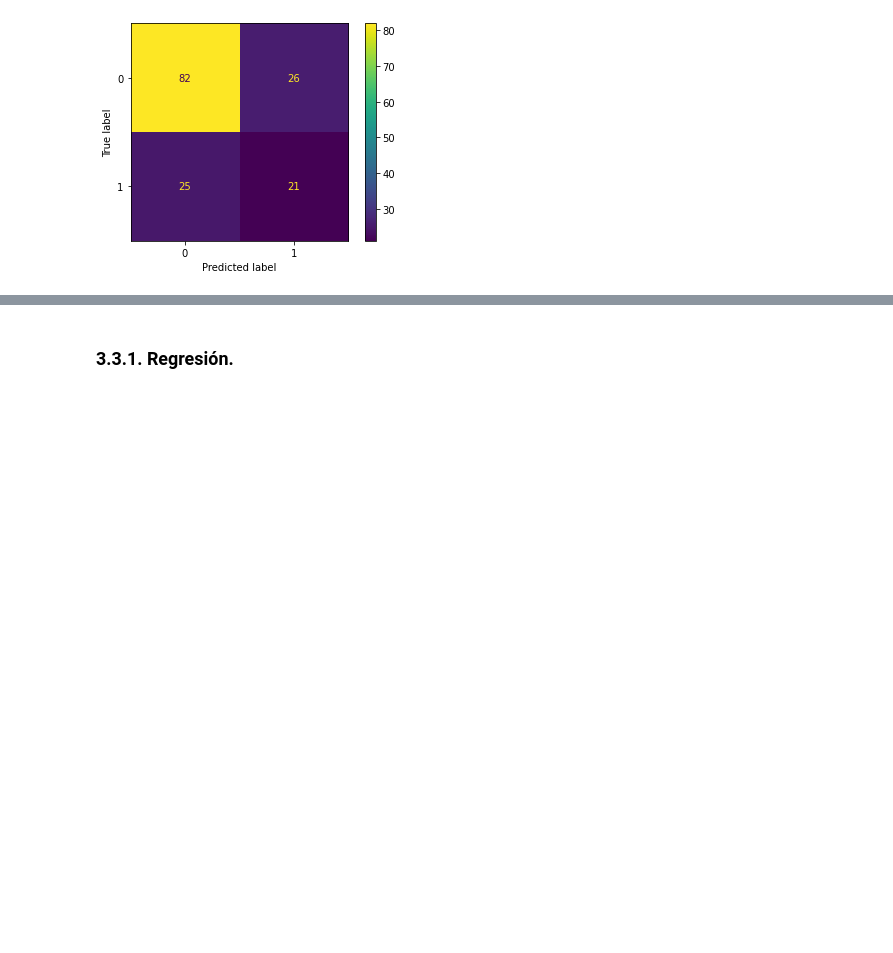
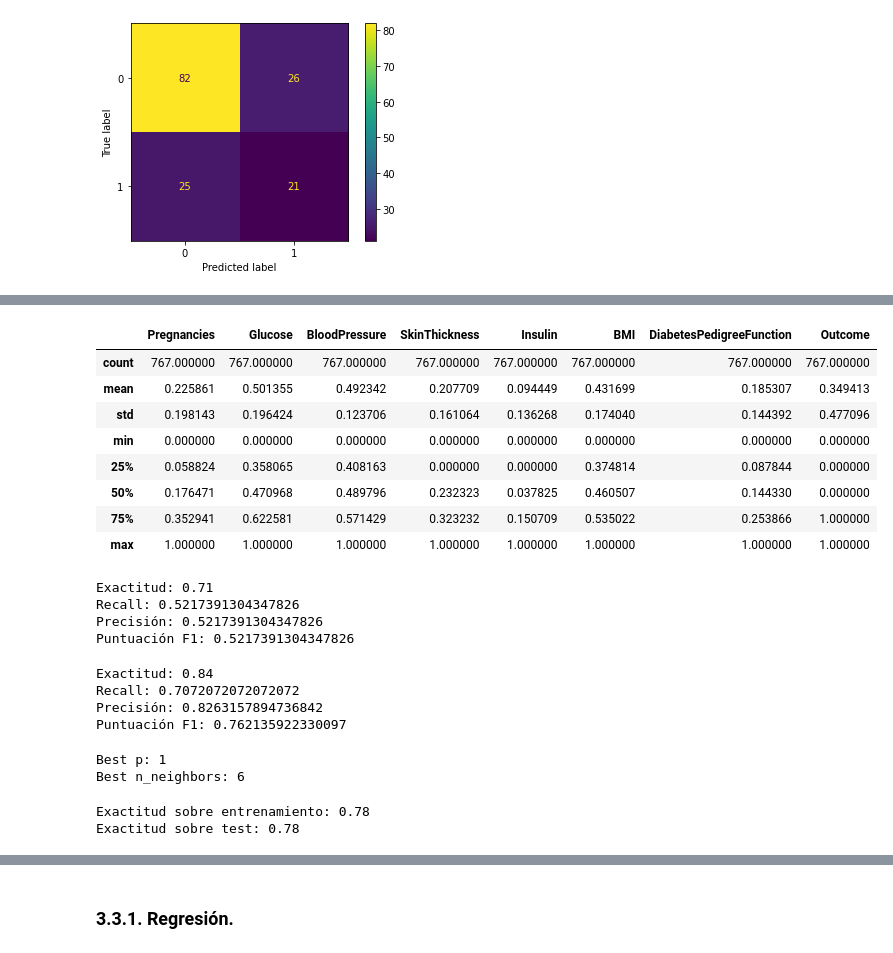
Before and after one commit to amvalero10/BI_lab1, a Jupyter notebook: Lab1.ipynb, the cells around one changed output, grey strips where cells are left out. Drawn from its saved outputs; the diff is of its cells as text; code cells hidden in the pictures; blank space fills up the shorter version.

```diff
--- a/Lab1.ipynb
+++ b/Lab1.ipynb
@@ -611,0 +637,80 @@ plt.show()
+# %%
+normalized_df.describe()
+# %% [output]
+|  | Pregnancies | Glucose | BloodPressure | SkinThickness | Insulin | BMI | DiabetesPedigreeFunction | Outcome |
+| count | 767.000000 | 767.000000 | 767.000000 | 767.000000 | 767.000000 | 767.000000 | 767.000000 | 767.000000 |
+| mean | 0.225861 | 0.501355 | 0.492342 | 0.207709 | 0.094449 | 0.431699 | 0.185307 | 0.349413 |
+| std | 0.198143 | 0.196424 | 0.123706 | 0.161064 | 0.136268 | 0.174040 | 0.144392 | 0.477096 |
+| min | 0.000000 | 0.000000 | 0.000000 | 0.000000 | 0.000000 | 0.000000 | 0.000000 | 0.000000 |
+| 25% | 0.058824 | 0.358065 | 0.408163 | 0.000000 | 0.000000 | 0.374814 | 0.087844 | 0.000000 |
+| 50% | 0.176471 | 0.470968 | 0.489796 | 0.232323 | 0.037825 | 0.460507 | 0.144330 | 0.000000 |
+| 75% | 0.352941 | 0.622581 | 0.571429 | 0.323232 | 0.150709 | 0.535022 | 0.253866 | 1.000000 |
+| max | 1.000000 | 1.000000 | 1.000000 | 1.000000 | 1.000000 | 1.000000 | 1.000000 | 1.000000 |
+# %%
+# Se selecciona la variable objetivo, en este caso "Popularity_label".
+Y = normalized_df['Outcome']
+# Del conjunto de datos se elimina la variable "Popularity_label"
+X = normalized_df.drop(['Outcome'], axis=1)
+
+X_train, X_test, Y_train, Y_test = train_test_split(X, Y, test_size=0.2, random_state=0)
+neigh = KNeighborsClassifier(n_neighbors=3) # arbol = DecisionTreeClassifier(criterion='entropy', random_state=0)
+neigh = neigh.fit(X_train, Y_train) # arbol = arbol.fit(X_train,Y_train)
+y_pred = neigh.predict(X_test) # y_pred = arbol.predict(X_test)
+print('Exactitud: %.2f' % accuracy_score(Y_test, y_pred))
+print("Recall: {}".format(recall_score(Y_test,y_pred)))
+print("Precisión: {}".format(precision_score(Y_test,y_pred)))
+print("Puntuación F1: {}".format(f1_score(Y_test,y_pred)))
+# %% [output]
+Exactitud: 0.71
+Recall: 0.5217391304347826
+Precisión: 0.5217391304347826
+Puntuación F1: 0.5217391304347826
+# %%
+#Estadisticas con el conjunto de entrenamiento
+y_pred = neigh.predict(X_train) # y_pred = arbol.predict(X_train)
+print('Exactitud: %.2f' % accuracy_score(Y_train, y_pred))
+print("Recall: {}".format(recall_score(Y_train,y_pred)))
+print("Precisión: {}".format(precision_score(Y_train,y_pred)))
+print("Puntuación F1: {}".format(f1_score(Y_train,y_pred)))
+# %% [output]
+Exactitud: 0.84
+Recall: 0.7072072072072072
+Precisión: 0.8263157894736842
+Puntuación F1: 0.762135922330097
+# %%
+# https://scikit-learn.org/stable/modules/generated/sklearn.neighbors.KNeighborsClassifier.html
+
+# Lista de Hiperparámetros a afinar
+n_neighbors = list(range(1,10))
+n_odd_neighbors = list(filter(lambda x: (x % 2 != 0), n_neighbors))
+p=[1,2] #Función de distancia 1: manhattan, 2: euclidean, otro valor: minkowski
+
+#Convert to dictionary
+hyperparameters = dict(n_neighbors=n_neighbors, p=p)
+
+#Create new KNN object
+knn_2 = KNeighborsClassifier()
+
+#Use GridSearch
+mejor_modelo_knn = GridSearchCV(knn_2, hyperparameters, cv=10)
+
+#Fit the model
+mejor_modelo_knn.fit(X_train, Y_train)
+
+#Print The value of best Hyperparameters
+print('Best p:', mejor_modelo_knn.best_estimator_.get_params()['p'])
+print('Best n_neighbors:', mejor_modelo_knn.best_estimator_.get_params()['n_neighbors'])
+# %% [output]
+Best p: 1
+Best n_neighbors: 6
+# %%
+# Obtener el mejor modelo.
+neigh_final = mejor_modelo_knn.best_estimator_
+# Probemos ahora este modelo sobre test.
+y_pred_train = neigh_final.predict(X_train)
+y_pred_test = neigh_final.predict(X_test)
+print('Exactitud sobre entrenamiento: %.2f' % accuracy_score(Y_train, y_pred_train))
+print('Exactitud sobre test: %.2f' % accuracy_score(Y_test, y_pred_test))
+# %% [output]
+Exactitud sobre entrenamiento: 0.78
+Exactitud sobre test: 0.78
```
Also changed, not shown: parts of 18 cells of this notebook.
